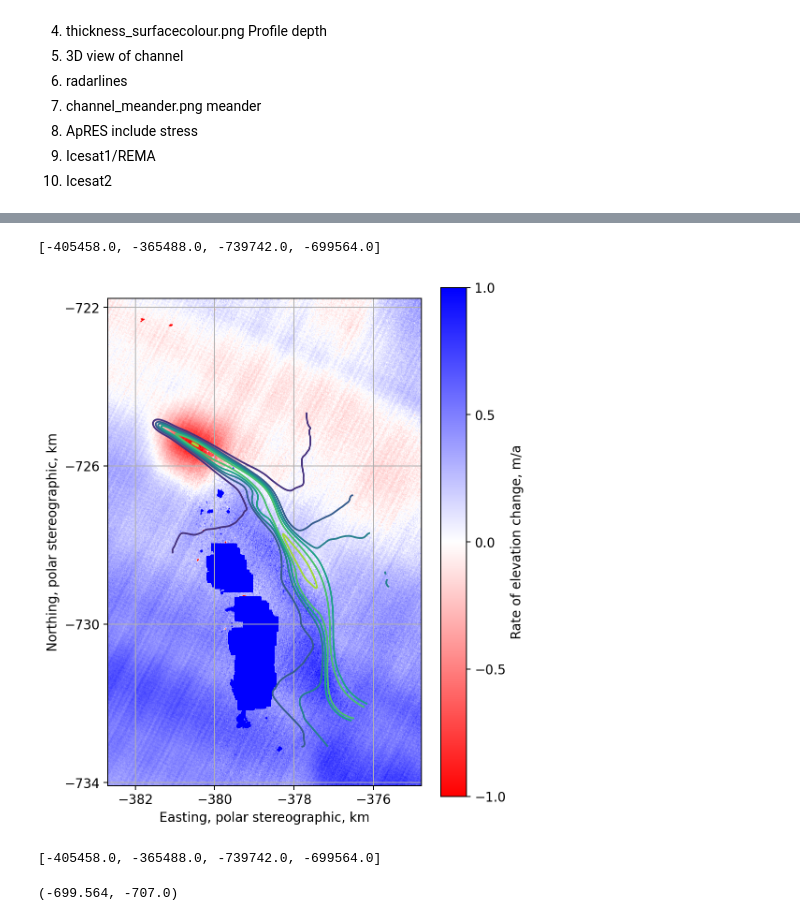
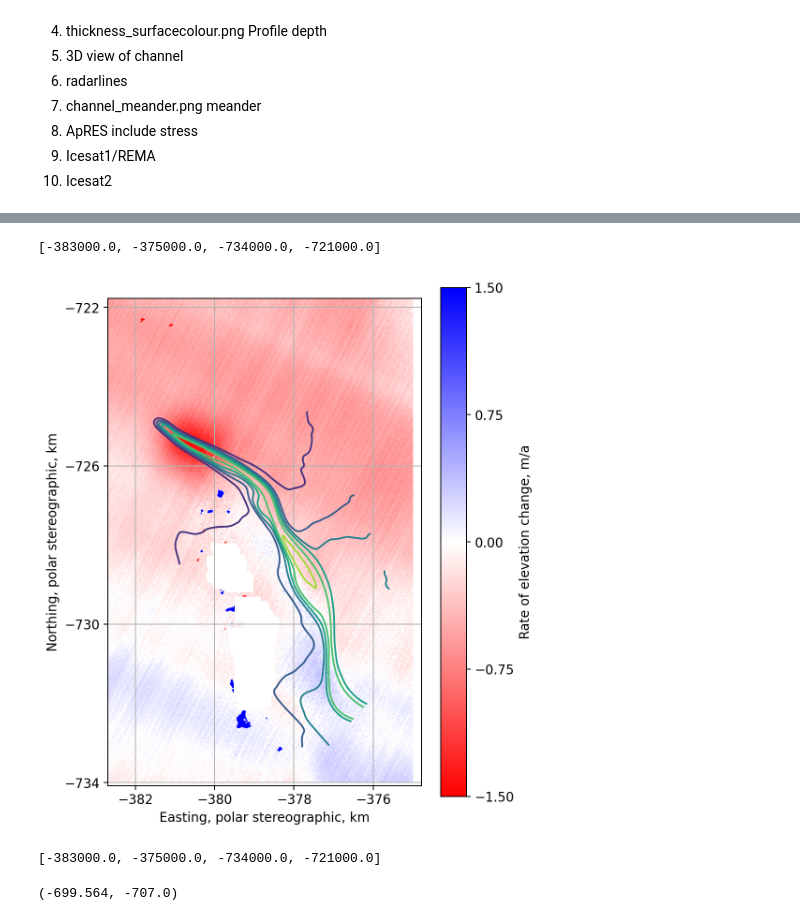
Before and after one commit to arrran/PhD_data_chapter, a Jupyter notebook: Jupyter/PLOTS/data_paper/14_REMAdiff_alone.ipynb, the cells around one changed output, grey strips where cells are left out. Cells and saved outputs as stored; diff of their text form; code cells hidden in the pictures.

Commit message:
post handin post defence

```diff
--- a/Jupyter/PLOTS/data_paper/14_REMAdiff_alone.ipynb
+++ b/Jupyter/PLOTS/data_paper/14_REMAdiff_alone.ipynb
@@ -42,15 +42,17 @@ xmin, xmax, ymin, ymax = -382700, -374781.9, -734075.1, -721770.2
 nid1 = 159202
 nid2 = 131226
 df = gpd.read_file('/Volumes/arc_02/whitefar/DATA/REMOTE_SENSING/REMA_STRIPES/REMA_Strip_Index_Rel1/REMA_Strip_Index_Rel1.shp')
-path = f"/Volumes/arc_02/whitefar/DATA/REMOTE_SENSING/REMA_STRIPES/DIFFERENCES/REMA_{nid1}-{nid2}_diff.tif"
+# path = f"/Volumes/arc_02/whitefar/DATA/REMOTE_SENSING/REMA_STRIPES/DIFFERENCES/REMA_{nid1}-{nid2}_diff.tif"
 # /Volumes/arc_02/whitefar/DATA/REMOTE_SENSING/REMA_STRIPES/DIFFERENCES/REMA_159202-131226_diff.tif
+path = "/Users/home/whitefar/DATA/FIELD_ANT_19/POST_FIELD/from_huw/kis2_remaDebiasMeanMaskedNAN.tif"
+
 f = df.loc[nid1].acquisitio
 t =df.loc[nid2].acquisitio
 duration = (pd.to_datetime(t)-pd.to_datetime(f)).days/365.25
 with rio.open(path) as image:
     im_REMAdiff = image.read(1)
     im_REMAdiff[im_REMAdiff==-9999] = np.nan
-    im_REMAdiff = im_REMAdiff / duration
+    im_REMAdiff = im_REMAdiff
     extent_REMAdiff = [image.bounds[0],image.bounds[2],image.bounds[1],image.bounds[3]]
 # %%
 im_REMAdiff[~np.isnan(im_REMAdiff)].max()
@@ -101,42 +103,42 @@ xmin, xmax, ymin, ymax = -382700/1000, -374781.9/1000, -734075.1/1000, -721770.2
 # %%
 extent_REMAdiff
 # %% [output]
-[-405458.0, -365488.0, -739742.0, -699564.0]
+[-383000.0, -375000.0, -734000.0, -721000.0]
 # %%
 plt.figure(dpi=180,figsize=(6,8))
 
 
 plt.rcParams.update({'font.size': 11})
 
 # #D rate of change of surf
 CS4 =  plt.contour(xv[:,500:]/1000,yv[:,500:]/1000,ice_base_smooth[:,500:],np.arange(-700,-300,50))
 # plt.clabel(CS4, inline=1,  fmt='%i')
 
 
-im4 = plt.imshow(-im_REMAdiff,extent=np.array(extent_REMAdiff)/1000, vmin=-1,vmax=1,cmap='bwr_r')
+im4 = plt.imshow(im_REMAdiff,extent=np.array(extent_REMAdiff)/1000, vmin=-1.5,vmax=1.5,cmap='bwr_r')
 plt.grid()
 plt.xlim([xmin,xmax])
 plt.ylim([ymin,ymax])
 plt.yticks(yticks)
 plt.xticks(xticks)
 
 cb4 = plt.colorbar()
 cb4.set_label('Rate of elevation change, m/a')
-cb4.set_ticks(np.linspace(-1,1,5))
+cb4.set_ticks(np.linspace(-1.5,1.5,5))
 plt.xlabel('Easting, polar stereographic, km')
 plt.ylabel('Northing, polar stereographic, km')
 
 
 ##############################
 
 plt.show()
 #
 # %% [output]
-[figure, old version]
+[figure, new version]
 # %%
 extent_REMAdiff
 # %% [output]
-[-405458.0, -365488.0, -739742.0, -699564.0]
+[-383000.0, -375000.0, -734000.0, -721000.0]
 # %%
 plt.imshow(-im_REMAdiff,extent=np.array(extent_REMAdiff)/1000, vmin=-1,vmax=1,cmap='bwr_r')
 plt.xlim([-398,-365.488])
```
Also changed, not shown: parts of 2 cells of this notebook, 7 other files.
